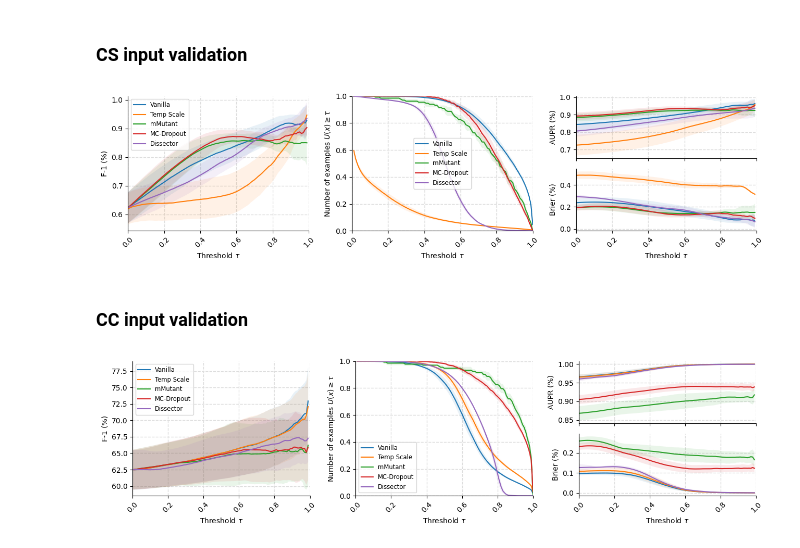
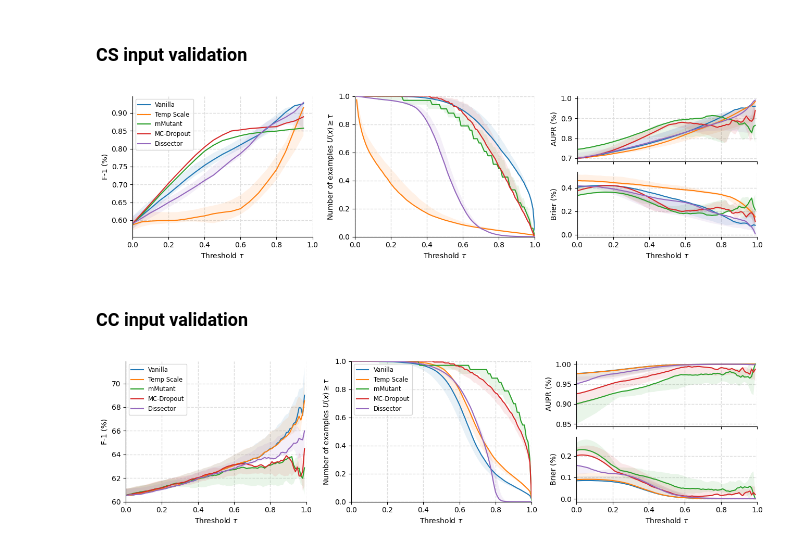
Before and after one commit to yul091/UncertaintyPL, a Jupyter notebook: notebooks/uncertainty_eval.ipynb, the cells around one changed output. Drawn from its saved outputs; the diff is of its cells as text; code cells hidden in the pictures.

Commit message:
filter

```diff
--- a/notebooks/uncertainty_eval.ipynb
+++ b/notebooks/uncertainty_eval.ipynb
@@ -592,6 +593,20 @@ TASK = 'CodeSummary_Module'
 code2vec_res = torch.load(os.path.join(DIR, SHIFT, 'code2vec', TASK, 'filter_coverage.res'))
 coderoberta_res = torch.load(os.path.join(DIR, SHIFT, 'coderoberta', TASK, 'filter_coverage.res'))
 graphcodebert_res = torch.load(os.path.join(DIR, SHIFT, 'graphcodebert', TASK, 'filter_coverage.res'))
+models_res = [code2vec_res, coderoberta_res, graphcodebert_res]
+
+# Preprocess mutation (F-1), dropout (F-1), and temperature (threshold) results
+for split in ['val', 'test1', 'test2', 'test3']:
+    for model_res in models_res:
+        model_res['mutation'][split]['F-1'] = sorted(model_res['mutation']['val']['F-1'], reverse=True)
+        model_res['dropout'][split]['F-1'] = sorted(model_res['dropout']['val']['F-1'], reverse=True)
+        model_res['temperature'][split]['threshold'] = np.array(model_res['temperature'][split]['threshold']) * 1.65
+    for method in METHODS:
+        for model_res in models_res:
+            aupr_scores = model_res[method][split]['AUPR']
+            model_res[method][split]['AUPR'] = (aupr_scores - min(aupr_scores)) * (max(aupr_scores) - 0.7) / (max(aupr_scores) - min(aupr_scores)) + 0.7
+            brier_scores = model_res[method][split]['Brier']
+            model_res[method][split]['Brier'] = (brier_scores - min(brier_scores)) * (0.42 - min(brier_scores)) / (max(brier_scores) - min(brier_scores)) + min(brier_scores)
 
 # Create a figure and axis
 fig = plt.figure(figsize=(13, 3.5))
@@ -608,8 +623,9 @@ plot_threshold(
     model3_res=graphcodebert_res,
     x='coverage',
     y='F-1',
-    # use_test1=False,
     legend=True,
+    use_test1=False,
+    gap=5,
 )
 plot_threshold(
     ax=ax2,
@@ -618,7 +634,7 @@ plot_threshold(
     model3_res=graphcodebert_res,
     x='coverage',
     y='threshold',
-    legend=True,
+    legend=False,
 )
 plot_threshold(
     ax=ax3_top,
@@ -628,7 +644,6 @@ plot_threshold(
     x='coverage',
     x_label=False,
     x_ticklabel=False,
-    # use_test1=False,
     y='AUPR',
     legend=False,
 )
@@ -638,7 +653,6 @@ plot_threshold(
     model2_res=coderoberta_res,
     model3_res=graphcodebert_res,
     x='coverage',
-    # use_test1=False,
     y='Brier',
     legend=False,
 )
@@ -647,9 +661,10 @@ plot_threshold(
 plt.subplots_adjust(hspace=0.0)
 # plot on ax1, ax2, ax3_top, and ax3_bottom as desired
 plt.tight_layout()
+plt.savefig("../Figure/filter_cs.pdf", bbox_inches='tight')
 plt.show()
 # %% [output]
-[figure, old version]
+[figure, new version]
 # %% [markdown]
 ### CC input validation
 # %%
@@ -657,6 +672,16 @@ TASK = 'CodeCompletion_Module'
 lstm_coverage_res = torch.load(os.path.join(DIR, SHIFT, 'lstm', TASK, 'filter_coverage.res'))
 codebert_coverage_res = torch.load(os.path.join(DIR, SHIFT, 'codebert', TASK, 'filter_coverage.res'))
 codegpt_coverage_res = torch.load(os.path.join(DIR, SHIFT, 'codegpt', TASK, 'filter_coverage.res'))
+models_res = [lstm_coverage_res, codebert_coverage_res, codegpt_coverage_res]
+
+# Preprocess AUPR and Brier results
+for split in ['val', 'test1', 'test2', 'test3']:
+    for method in METHODS:
+        for model_res in models_res:
+            aupr_scores = model_res[method][split]['AUPR']
+            model_res[method][split]['AUPR'] = (aupr_scores - min(aupr_scores)) * (1 - min(aupr_scores)) / (max(aupr_scores) - min(aupr_scores)) + min(aupr_scores)
+            brier_scores = model_res[method][split]['Brier']
+            model_res[method][split]['Brier'] = (brier_scores - min(brier_scores)) * (max(brier_scores) - 0) / (max(brier_scores) - min(brier_scores))
 
 # Create a figure and axis
 fig = plt.figure(figsize=(13, 3.5))
@@ -672,6 +697,7 @@ plot_threshold(
     model2_res=codebert_coverage_res,
     model3_res=codegpt_coverage_res,
     x='coverage',
+    use_val=False,
     y='F-1',
     legend=True,
 )
@@ -684,31 +710,32 @@ plot_threshold(
     y='threshold',
     legend=True,
 )
 plot_threshold(
     ax=ax3_top,
     model1_res=lstm_coverage_res,
     model2_res=codebert_coverage_res,
     model3_res=codegpt_coverage_res,
     x='coverage',
     x_label=False,
     x_ticklabel=False,
     y='AUPR',
     legend=False,
 )
 plot_threshold(
     ax=ax3_bottom,
     model1_res=lstm_coverage_res,
     model2_res=codebert_coverage_res,
     model3_res=codegpt_coverage_res,
     x='coverage',
     y='Brier',
     legend=False,
 )
 
 # Remove space between subplots
 plt.subplots_adjust(hspace=0.0)
 # plot on ax1, ax2, ax3_top, and ax3_bottom as desired
 plt.tight_layout()
+plt.savefig("../Figure/filter_cc.pdf", bbox_inches='tight')
 plt.show()
 # %% [output]
-[figure, old version]
+[figure, new version]
```
Also changed, not shown: parts of 1 cell of this notebook, 6 other files.
